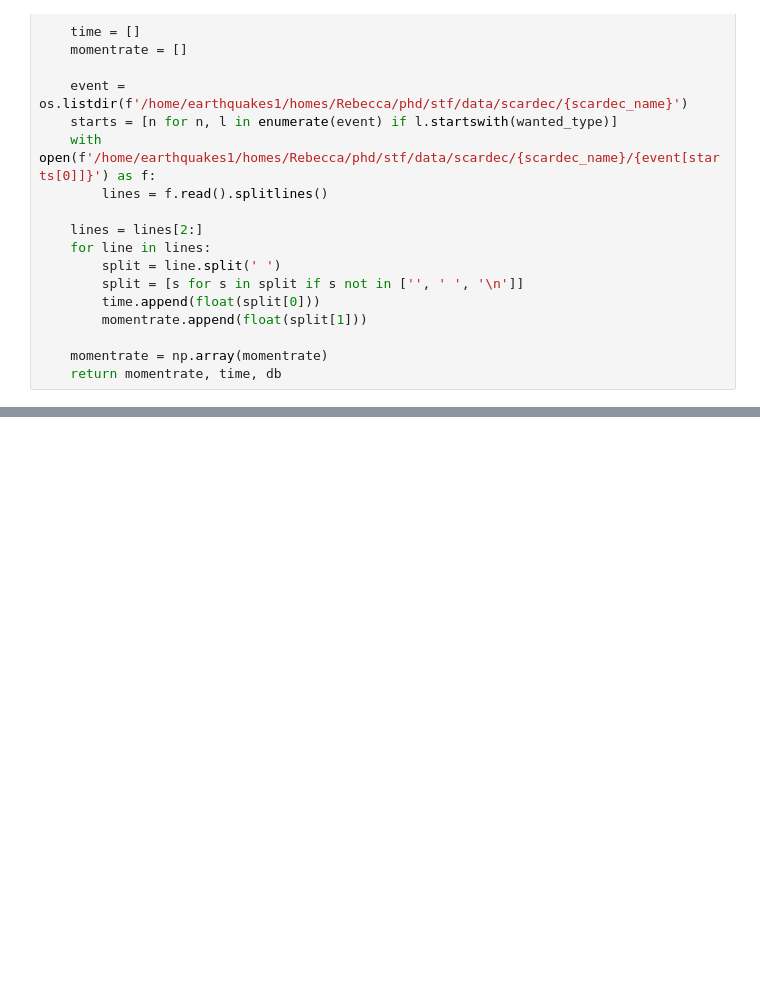
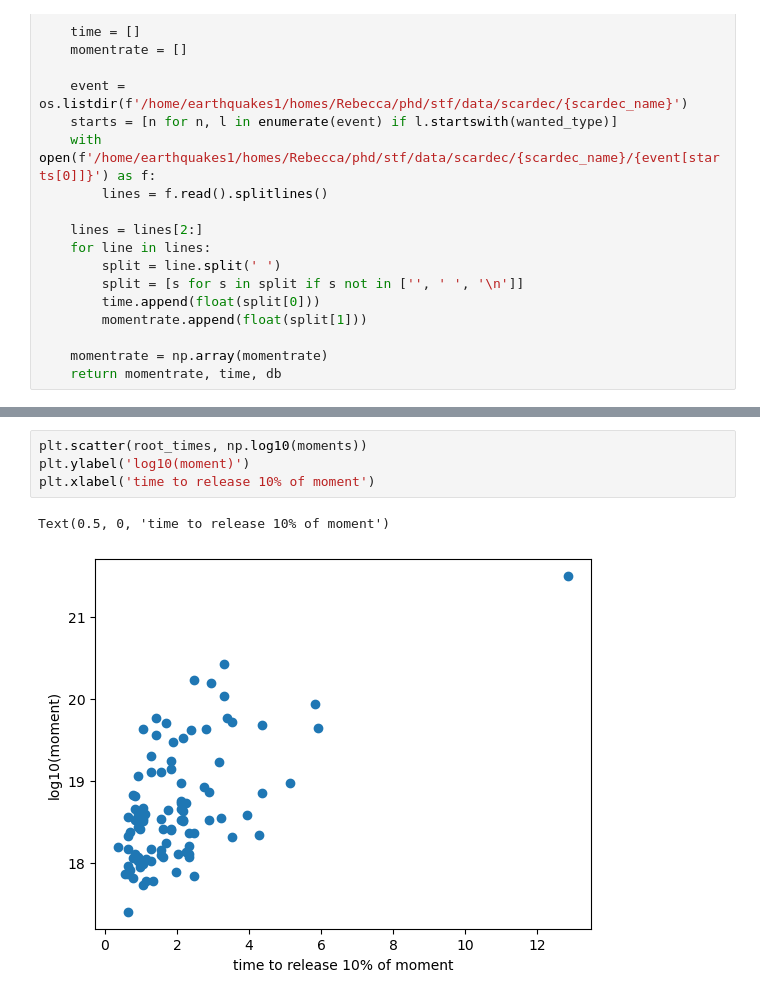
Before and after one commit to RebeccaColquhoun/stf, a Jupyter notebook: code/integrating/moment_in_first_window.ipynb, the cells around one changed output, grey strips where cells are left out. Cells and saved outputs as stored; diff of their text form; blank space fills up the shorter version.

```diff
--- a/code/integrating/moment_in_first_window.ipynb
+++ b/code/integrating/moment_in_first_window.ipynb
@@ -125,0 +174,7 @@ simpson_short.append(scipy.integrate.simpson(momentrate_opt[start:start + end_wi
+# %%
+plt.scatter(root_times, np.log10(moments))
+plt.ylabel('log10(moment)')
+plt.xlabel('time to release 10% of moment')
+# %% [output]
+Text(0.5, 0, 'time to release 10% of moment')
+[figure, added]
```
Also changed, not shown: parts of 3 cells of this notebook.
